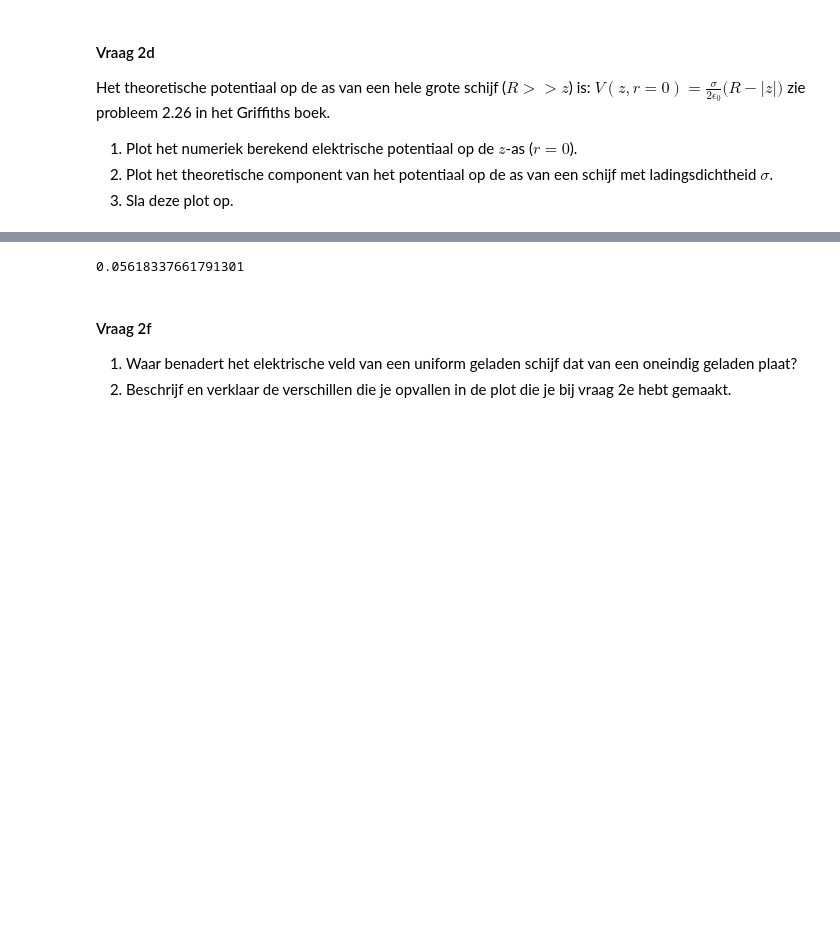
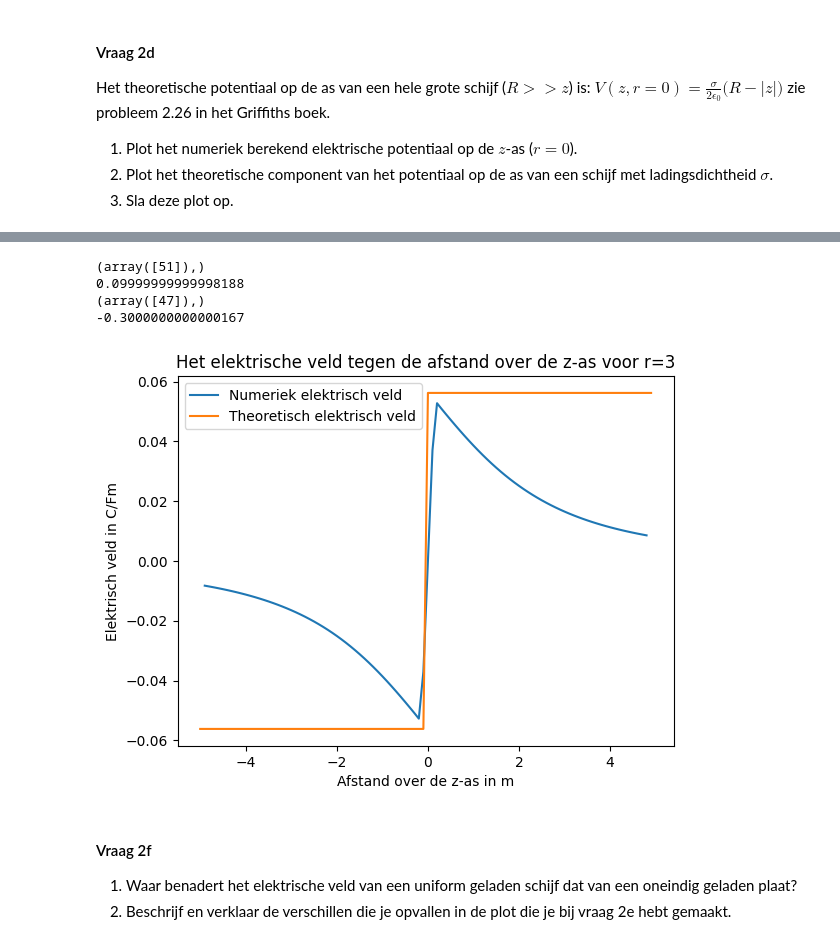
Before and after one commit to tdrvs/opdrachten-DEF-D, a Jupyter notebook: DigitaleOntwerpopdrachten/1CondensatorOpdracht/CondensatorOntwerpopdracht.ipynb, the cells around one changed output, grey strips where cells are left out. Saved outputs shown, nothing was run; the diff lists cells and outputs as text; code cells hidden in the pictures; blank space fills up the shorter version.

```diff
--- a/DigitaleOntwerpopdrachten/1CondensatorOpdracht/CondensatorOntwerpopdracht.ipynb
+++ b/DigitaleOntwerpopdrachten/1CondensatorOpdracht/CondensatorOntwerpopdracht.ipynb
@@ -296,11 +295,26 @@ Het theoretische elektrische veld van een oneindig geladen oppervlakte is $|E| =
 3. Sla deze plot ook op.
 # %%
 E_theorie = np.abs(sigma(schijfLading,schijfOpp)/(2*epsilon0))
-print(E_theorie)
-V[:,0]
-plt.plot()
+E_theorie = np.concatenate([[-E_theorie] * 50,[E_theorie]*50])
+
+plt.title("Het elektrische veld tegen de afstand over de z-as voor r=3")
+plt.plot(z_for_E, Ez[:,0], label = "Numeriek elektrisch veld")
+plt.plot(z, E_theorie, label = "Theoretisch elektrisch veld")
+plt.ylabel("Elektrisch veld in C/Fm")
+plt.xlabel("Afstand over de z-as in m")
+plt.legend(loc = 'best')
+plt.savefig("Opdracht2e_elektrisch_veld_r=3")
+
+print(np.where(Ez[:,0] == np.max(Ez[:,0]))) #De maximale waarde van het elektrische veld vinden
+print(z[51]) #Hier is het elektrisch veld maximaal
+print(np.where(Ez[:,0] == np.min(Ez[:,0]))) #De minimale waarde van het elektrische veld
+print(z[47]) # Hier is het veld minimaal
 # %% [output]
-0.05618337661791301
+(array([51]),)
+0.09999999999998188
+(array([47]),)
+-0.3000000000000167
+[figure, added]
 # %% [markdown]
 #### Vraag 2f
 1. Waar benadert het elektrische veld van een uniform geladen schijf dat van een oneindig geladen plaat?
```
Also changed, not shown: parts of 6 cells of this notebook, 5 other files.
